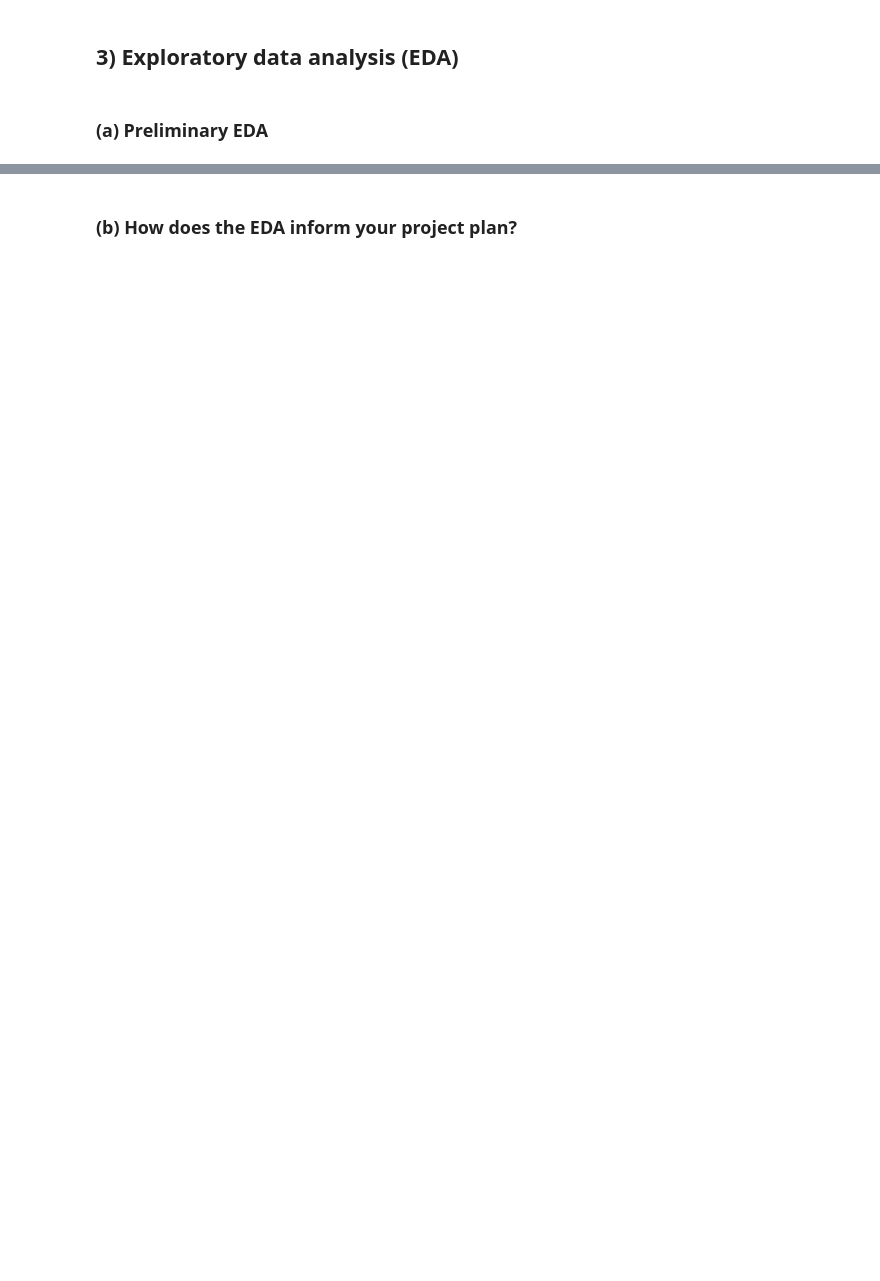
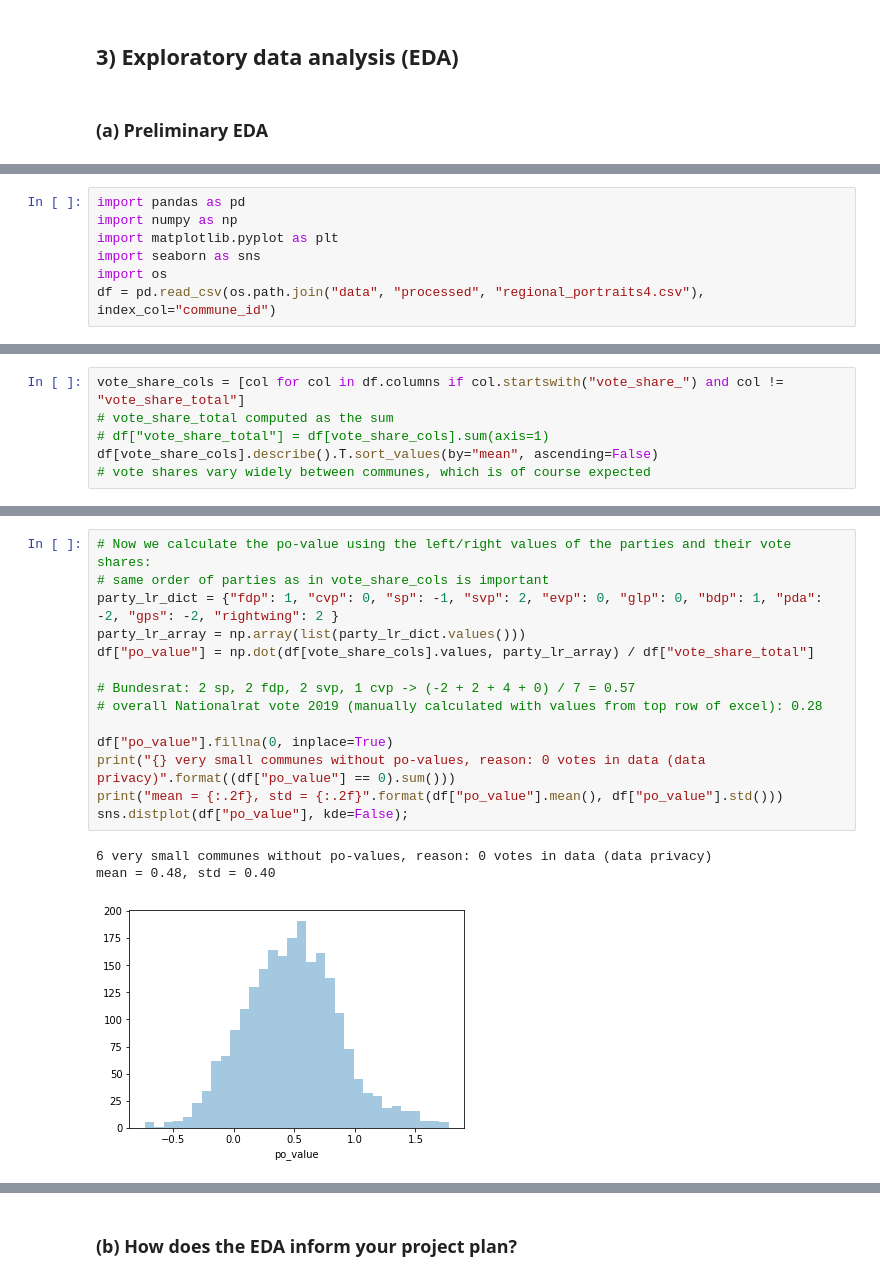
Before and after one commit to jschrein/epfl-exts-adsml-capstone-proposal, a Jupyter notebook: Capstone Project Proposal by Jörg Schreiner.ipynb, the cells around one changed output, grey strips where cells are left out. Saved outputs shown, nothing was run; the diff lists cells and outputs as text; blank space fills up the shorter version.

```diff
--- a/Capstone Project Proposal by Jörg Schreiner.ipynb
+++ b/Capstone Project Proposal by Jörg Schreiner.ipynb
@@ -170,0 +172,7 @@ Combining the data sets:
+# %%
+import pandas as pd
+import numpy as np
+import matplotlib.pyplot as plt
+import seaborn as sns
+import os
+df = pd.read_csv(os.path.join("data", "processed", "regional_portraits4.csv"), index_col="commune_id")
@@ -170,0 +223,6 @@ Combining the data sets:
+# %%
+vote_share_cols = [col for col in df.columns if col.startswith("vote_share_") and col != "vote_share_total"]
+# vote_share_total computed as the sum
+# df["vote_share_total"] = df[vote_share_cols].sum(axis=1)
+df[vote_share_cols].describe().T.sort_values(by="mean", ascending=False)
+# vote shares vary widely between communes, which is of course expected
@@ -170,0 +241,18 @@ Combining the data sets:
+# %%
+# Now we calculate the po-value using the left/right values of the parties and their vote shares:
+# same order of parties as in vote_share_cols is important
+party_lr_dict = {"fdp": 1, "cvp": 0, "sp": -1, "svp": 2, "evp": 0, "glp": 0, "bdp": 1, "pda": -2, "gps": -2, "rightwing": 2 }
+party_lr_array = np.array(list(party_lr_dict.values()))
+df["po_value"] = np.dot(df[vote_share_cols].values, party_lr_array) / df["vote_share_total"]
+
+# Bundesrat: 2 sp, 2 fdp, 2 svp, 1 cvp -> (-2 + 2 + 4 + 0) / 7 = 0.57
+# overall Nationalrat vote 2019 (manually calculated with values from top row of excel): 0.28
+
+df["po_value"].fillna(0, inplace=True)
+print("{} very small communes without po-values, reason: 0 votes in data (data privacy)".format((df["po_value"] == 0).sum()))
+print("mean = {:.2f}, std = {:.2f}".format(df["po_value"].mean(), df["po_value"].std()))
+sns.distplot(df["po_value"], kde=False);
+# %% [output]
+6 very small communes without po-values, reason: 0 votes in data (data privacy)
+mean = 0.48, std = 0.40
+[figure, added]
```
Also changed, not shown: parts of 29 cells of this notebook, 11 other files.
